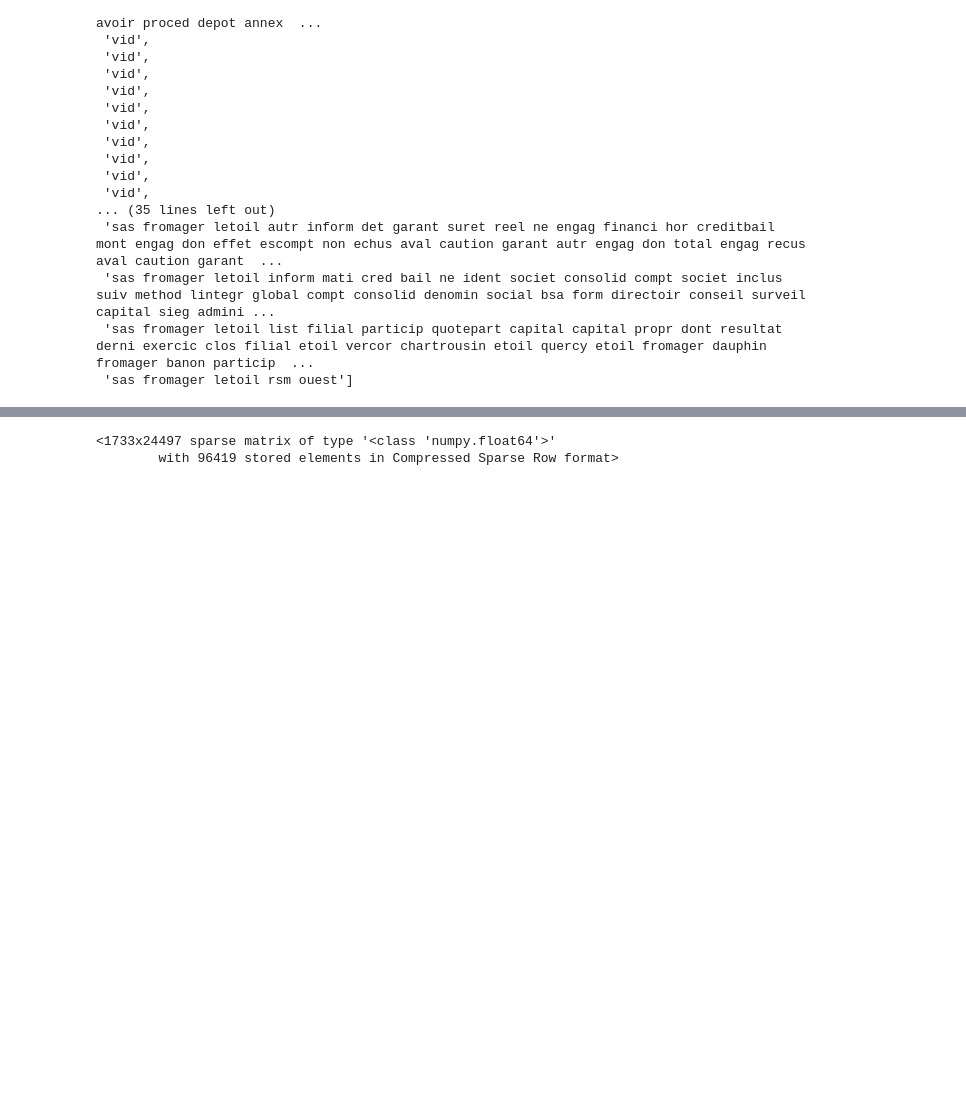
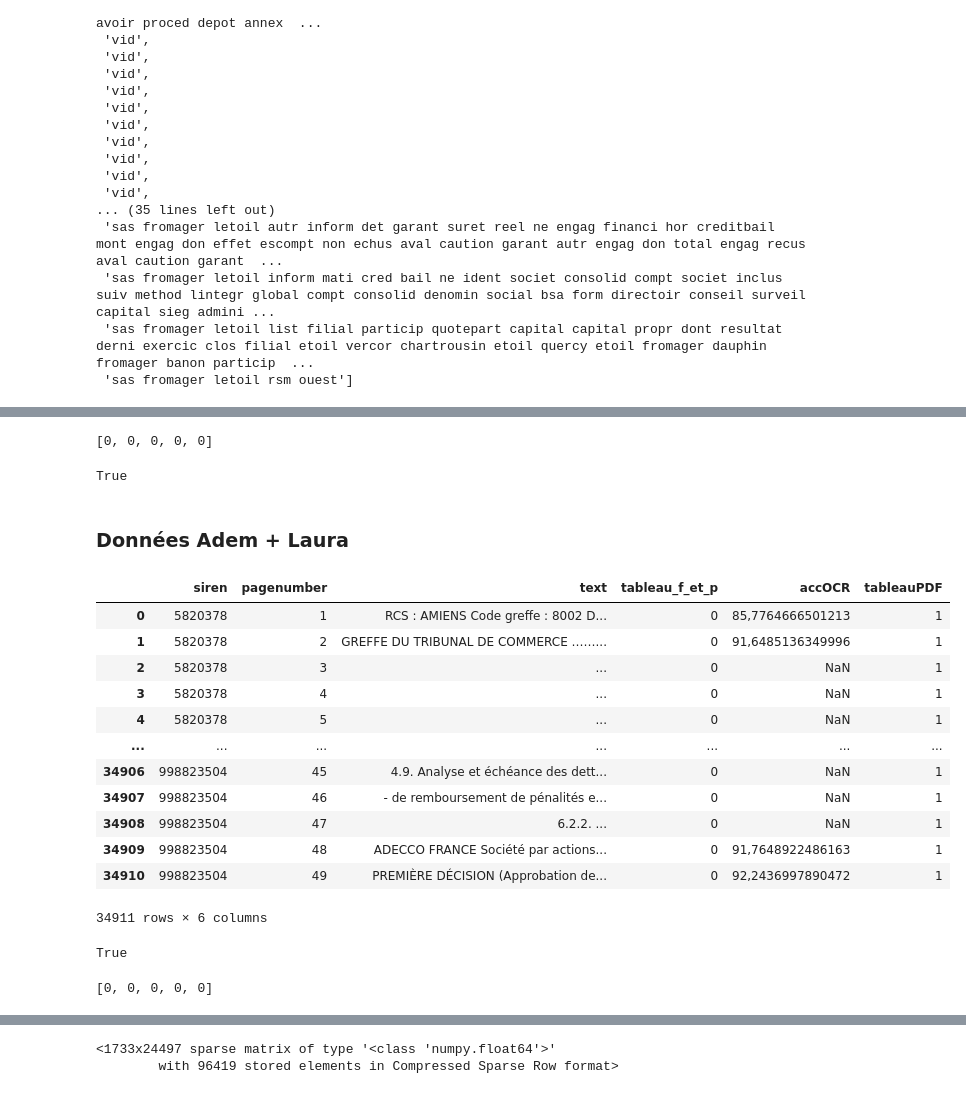
Before and after one commit to InseeFrLab/extraction-comptes-sociaux, a Jupyter notebook: notebooks/train_rf.ipynb, the cells around one changed output, grey strips where cells are left out. Drawn from its saved outputs; the diff is of its cells as text; code cells hidden in the pictures; blank space fills up the shorter version.

```diff
--- a/notebooks/train_rf.ipynb
+++ b/notebooks/train_rf.ipynb
@@ -107,0 +100,10 @@ corpus[0]
+# %%
+valid_labels[:5]
+# %% [output]
+[0, 0, 0, 0, 0]
+# %%
+len(flat_corpus) == len(valid_labels)
+# %% [output]
+True
+# %% [markdown]
+### Données Adem + Laura
@@ -107,0 +114,16 @@ corpus[0]
+# %%
+df
+# %% [output]
+|  | siren | pagenumber | text | tableau_f_et_p | accOCR | tableauPDF |
+| 0 | 5820378 | 1 | RCS : AMIENS Code greffe : 8002 D... | 0 | 85,7764666501213 | 1 |
+| 1 | 5820378 | 2 | GREFFE DU TRIBUNAL DE COMMERCE ……... | 0 | 91,6485136349996 | 1 |
+| 2 | 5820378 | 3 | ... | 0 | NaN | 1 |
+| 3 | 5820378 | 4 | ... | 0 | NaN | 1 |
+| 4 | 5820378 | 5 | ... | 0 | NaN | 1 |
+| ... | ... | ... | ... | ... | ... | ... |
+| 34906 | 998823504 | 45 | 4.9. Analyse et échéance des dett... | 0 | NaN | 1 |
+| 34907 | 998823504 | 46 | - de remboursement de pénalités e... | 0 | NaN | 1 |
+| 34908 | 998823504 | 47 | 6.2.2. ... | 0 | NaN | 1 |
+| 34909 | 998823504 | 48 | ADECCO FRANCE Société par actions... | 0 | 91,7648922486163 | 1 |
+| 34910 | 998823504 | 49 | PREMIÈRE DÉCISION (Approbation de... | 0 | 92,2436997890472 | 1 |
+34911 rows × 6 columns
@@ -107,0 +133,4 @@ corpus[0]
+# %%
+len(flat_corpus2) == len(valid_labels2)
+# %% [output]
+True
@@ -107,0 +139,4 @@ corpus[0]
+# %%
+valid_labels2[:5]
+# %% [output]
+[0, 0, 0, 0, 0]
```
Also changed, not shown: parts of 29 cells of this notebook.
